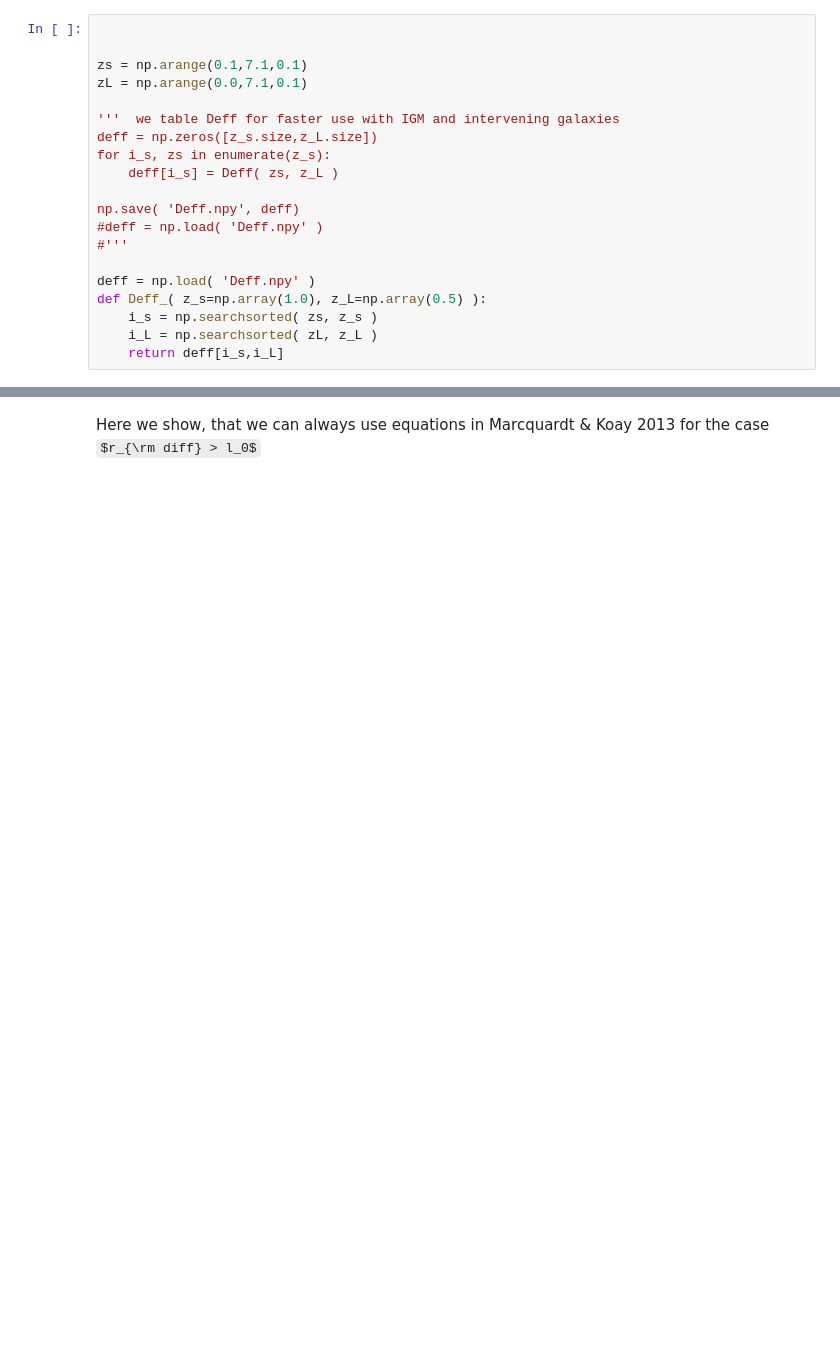
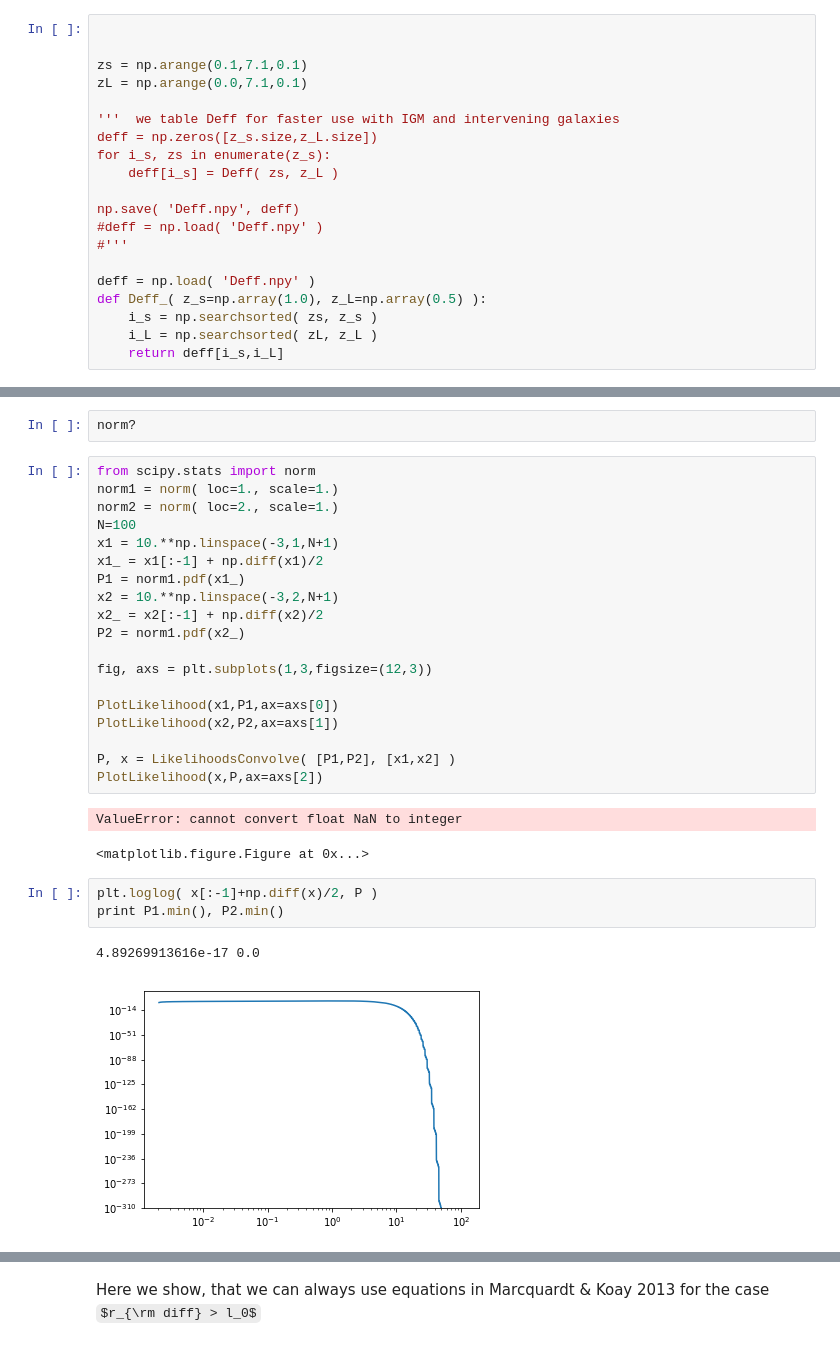
Before and after one commit to FRBs/PreFRBLE, a Jupyter notebook: notebooks/Scattering_Time.ipynb, the cells around one changed output, grey strips where cells are left out. Cells and saved outputs as stored; diff of their text form; some formulas as TeX source; blank space fills up the shorter version.

```diff
--- a/notebooks/Scattering_Time.ipynb
+++ b/notebooks/Scattering_Time.ipynb
@@ -64,0 +53,30 @@ def Deff_( z_s=np.array(1.0), z_L=np.array(0.5) ):
+# %%
+norm?
+# %%
+from scipy.stats import norm
+norm1 = norm( loc=1., scale=1.)
+norm2 = norm( loc=2., scale=1.)
+N=100
+x1 = 10.**np.linspace(-3,1,N+1)
+x1_ = x1[:-1] + np.diff(x1)/2
+P1 = norm1.pdf(x1_)
+x2 = 10.**np.linspace(-3,2,N+1)
+x2_ = x2[:-1] + np.diff(x2)/2
+P2 = norm1.pdf(x2_)
+
+fig, axs = plt.subplots(1,3,figsize=(12,3))
+
+PlotLikelihood(x1,P1,ax=axs[0])
+PlotLikelihood(x2,P2,ax=axs[1])
+
+P, x = LikelihoodsConvolve( [P1,P2], [x1,x2] )
+PlotLikelihood(x,P,ax=axs[2])
+# %% [output]
+ValueError: cannot convert float NaN to integer
+<matplotlib.figure.Figure at 0x...>
+# %%
+plt.loglog( x[:-1]+np.diff(x)/2, P )
+print P1.min(), P2.min()
+# %% [output]
+4.89269913616e-17 0.0
+[figure, added]
```
Also changed, not shown: parts of 13 cells of this notebook, 7 other files.
